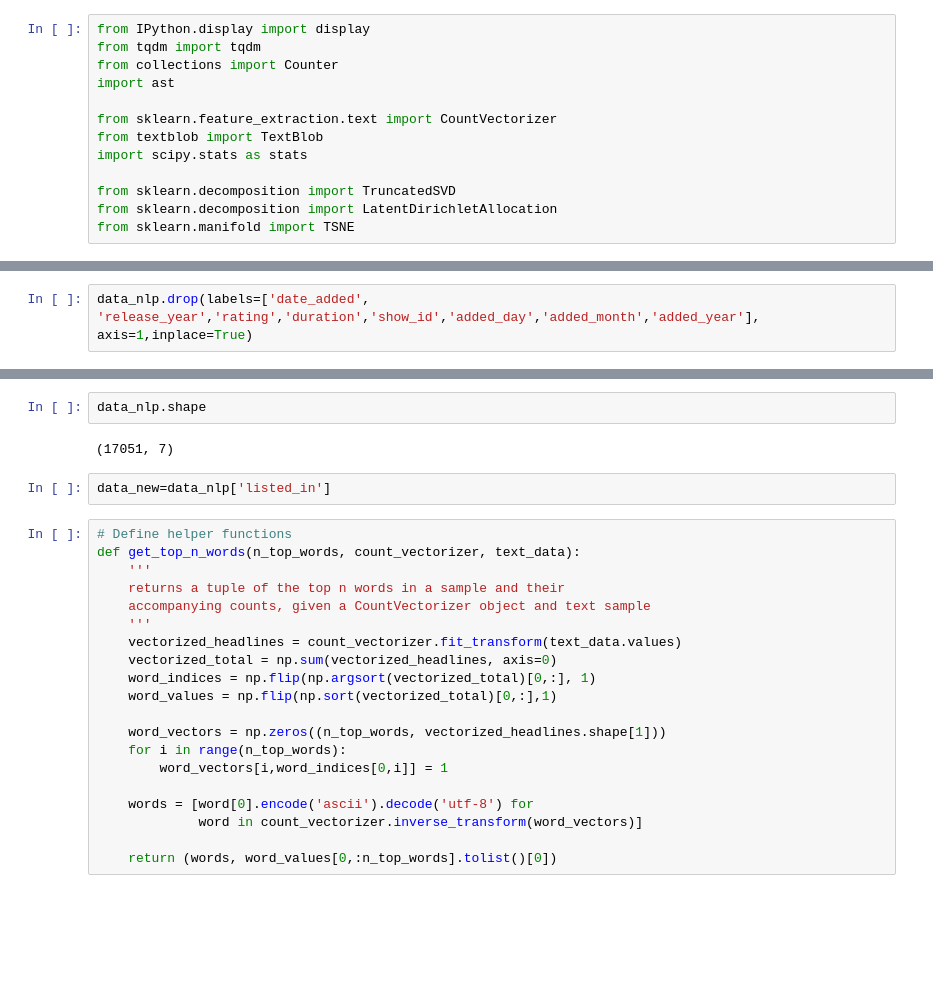
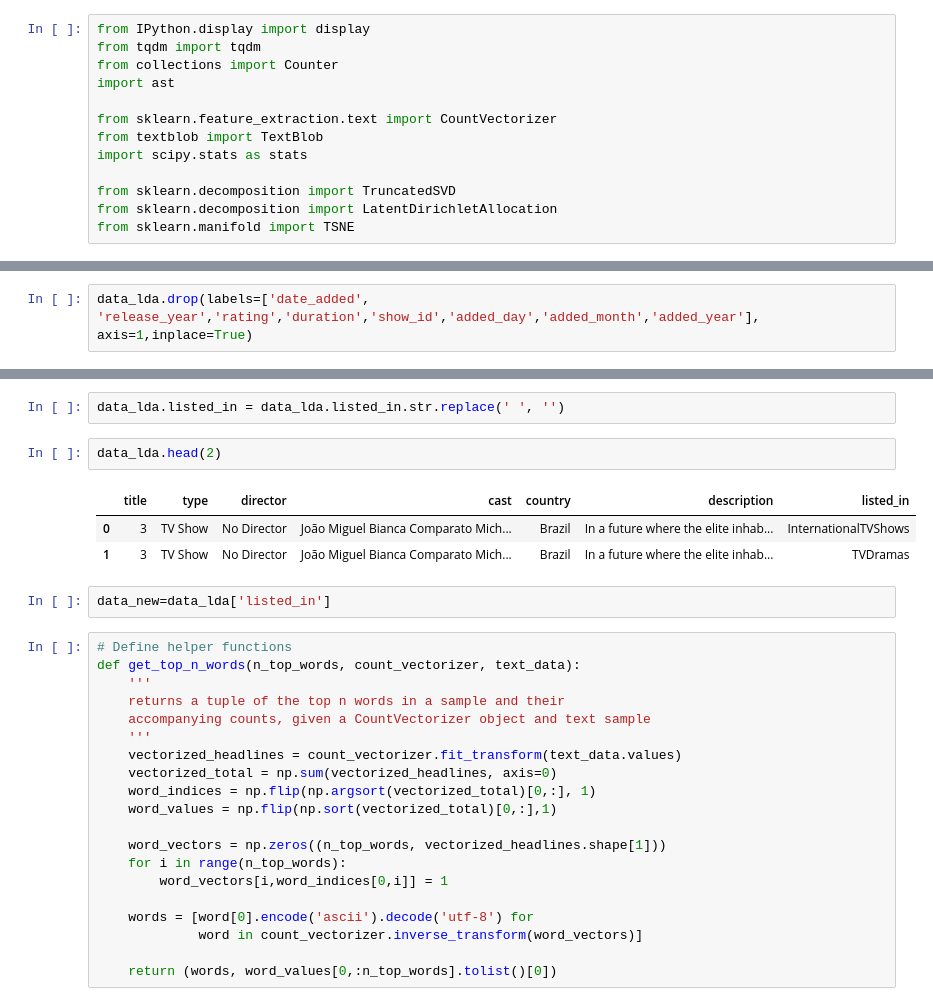
Before and after one commit to kiran2424/Netflix-Movies-and-TV-Shows-Clustering, a Jupyter notebook: NETFLIX_MOVIES_AND_TV_SHOWS_CLUSTERING.ipynb, the cells around one changed output, grey strips where cells are left out. Drawn from its saved outputs; the diff is of its cells as text; blank space fills up the shorter version.

```diff
--- a/NETFLIX_MOVIES_AND_TV_SHOWS_CLUSTERING.ipynb
+++ b/NETFLIX_MOVIES_AND_TV_SHOWS_CLUSTERING.ipynb
@@ -885,3 +1030,3 @@ data_nlp=data.copy()
 # %%
-data_nlp.drop(labels=['date_added', 'release_year','rating','duration','show_id','added_day','added_month','added_year'], axis=1,inplace=True)
+data_lda.drop(labels=['date_added', 'release_year','rating','duration','show_id','added_day','added_month','added_year'], axis=1,inplace=True)
 # %%
@@ -905,12 +1050,16 @@ data_nlp.head(2)
 |  | title | type | director | cast | country | description | listed_in |
 | 0 | 3 | TV Show | No Director | João Miguel Bianca Comparato Mich... | Brazil | In a future where the elite inhab... | International TV Shows |
 | 1 | 3 | TV Show | No Director | João Miguel Bianca Comparato Mich... | Brazil | In a future where the elite inhab... | TV Dramas |
-# %%
-data_nlp.shape
-# %% [output]
-(17051, 7)
+# %%
+data_lda.listed_in = data_lda.listed_in.str.replace(' ', '')
+# %%
+data_lda.head(2)
+# %% [output]
+|  | title | type | director | cast | country | description | listed_in |
+| 0 | 3 | TV Show | No Director | João Miguel Bianca Comparato Mich... | Brazil | In a future where the elite inhab... | InternationalTVShows |
+| 1 | 3 | TV Show | No Director | João Miguel Bianca Comparato Mich... | Brazil | In a future where the elite inhab... | TVDramas |
 # %%
-data_new=data_nlp['listed_in']
+data_new=data_lda['listed_in']
 # %%
 # Define helper functions
 def get_top_n_words(n_top_words, count_vectorizer, text_data):
```
Also changed, not shown: parts of 78 cells of this notebook.
